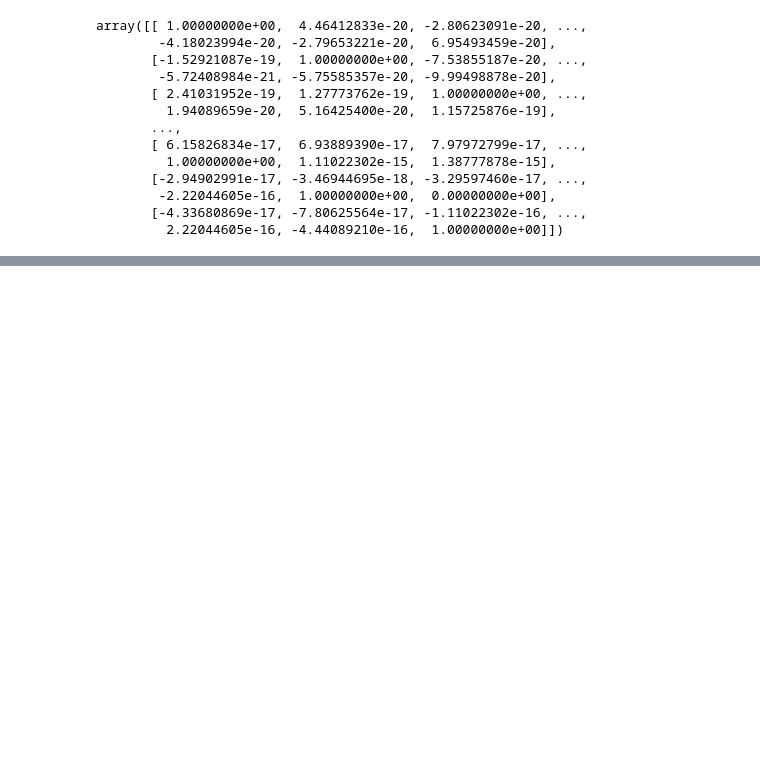
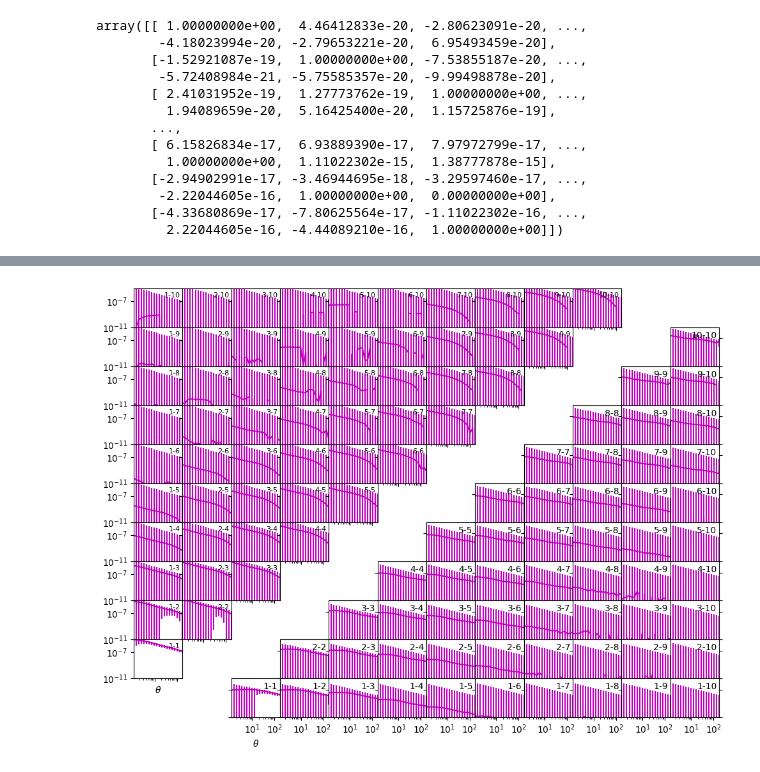
Before and after one commit to lvanwaerbeke/BNT, a Jupyter notebook: bnt_coeffs.ipynb, the cells around one changed output, grey strips where cells are left out. Saved outputs shown, nothing was run; the diff lists cells and outputs as text; code cells hidden in the pictures; blank space fills up the shorter version.

```diff
--- a/bnt_coeffs.ipynb
+++ b/bnt_coeffs.ipynb
@@ -644,22 +543,0 @@ xi_vec_size
-# %%
-icpt = 0
-n_xipm = np.int16(ntomobin*(ntomobin+1)*ntheta/2)
-print(n_xipm)
-
-for iz in range(1,ntomobin+1):
-    for jz in range(iz,ntomobin+1):
-
-        # tomographic bin combination
-        tomochar='%s-%s'%(iz,jz)
-
-        #  find indices in xi_vec_size
-        n1_xip = icpt*ntheta
-        n2_xip = (icpt+1)*ntheta-1
-        n1_xim = n_xipm+icpt*ntheta
-        n2_xim = n_xipm+(icpt+1)*ntheta-1
-
-        # load yvalues
-        xi_vec[n1_xip:n2_xip+1] = mock_ob_xip[iz-1,jz-1,:]
-        xi_vec[n1_xim:n2_xim+1] = mock_ob_xim[iz-1,jz-1,:]
-
-        icpt += 1
@@ -781,0 +654,21 @@ plt.plot(covariance[0:9,0])
+# %%
+xi_errors_bnt = np.sqrt(np.diag(covmat_BNT))
+# %%
+xip_full_bnt = np.zeros((ntomobin,ntomobin,n_theta))
+xim_full_bnt = np.zeros((ntomobin,ntomobin,n_theta))
+
+xip_err_bnt = np.zeros((ntomobin,ntomobin,n_theta))
+xim_err_bnt = np.zeros((ntomobin,ntomobin,n_theta))
+
+ntomo_tot = int(ntomobin*(1+ntomobin)/2)
+kshift = int(n_theta*ntomobin*(1+ntomobin)/2)
+for itheta,theta_val in enumerate(data_theta):
+    icpt = 0
+    for iz in range(ntomobin):
+        for jz in range(iz,ntomobin):
+            xip_full_bnt[iz,jz,itheta] = data_bnt[icpt+itheta*ntomo_tot]
+            xip_err_bnt[iz,jz,itheta] = xi_errors_bnt[icpt+itheta*ntomo_tot]
+            xim_full_bnt[iz,jz,itheta] = data_bnt[kshift+icpt+itheta*ntomo_tot]
+            xim_err_bnt[iz,jz,itheta] = xi_errors_bnt[kshift+icpt+itheta*ntomo_tot]
+            #print(iz,jz,icpt,itheta,'|',icpt+itheta*ntomo_tot,data_bnt_ordering[icpt+itheta*ntomo_tot])
+            icpt += 1
@@ -781,0 +681,4 @@ plt.plot(covariance[0:9,0])
+# %%
+masterplot_xi(xip_full_bnt,xim_full_bnt,xip_err_bnt,xim_err_bnt,ntomobin,data_theta)
+# %% [output]
+[figure, added]
```
Also changed, not shown: parts of 73 cells of this notebook, 13 other files.
